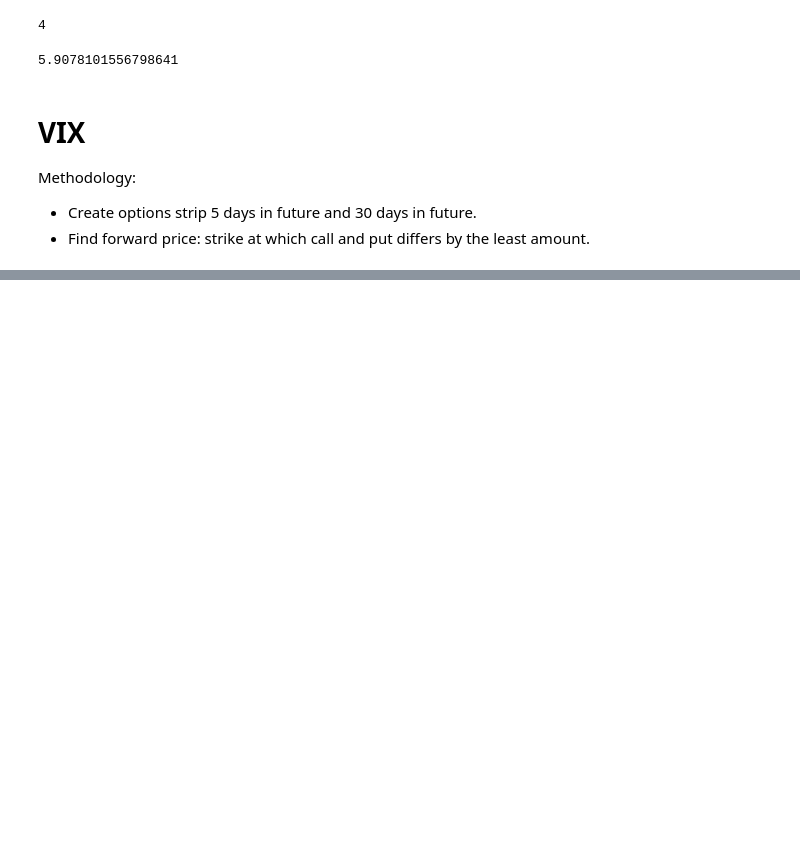
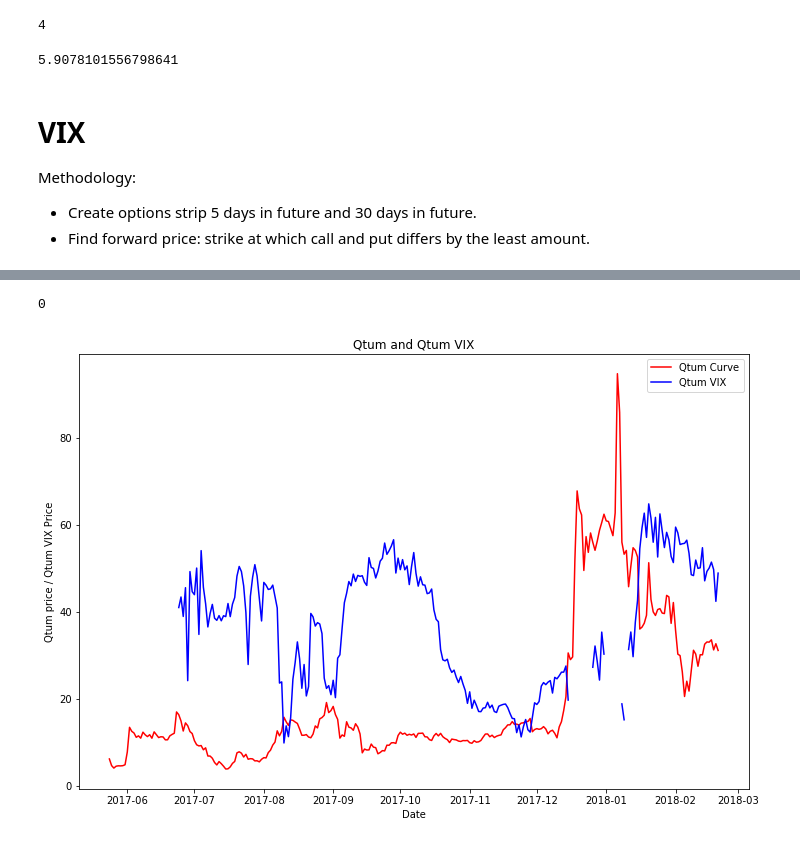
Before and after one commit to thewassermann/crypto109, a Jupyter notebook: Sandbox.ipynb, the cells around one changed output, grey strips where cells are left out. Cells and saved outputs as stored; diff of their text form; code cells hidden in the pictures; blank space fills up the shorter version.

```diff
--- a/Sandbox.ipynb
+++ b/Sandbox.ipynb
@@ -346,0 +392,4 @@ qtum_vix = coin_vix(coins['qtum'])
+# %%
+q_close = coins['qtum'].full_data.loc[:, ['Date', 'Close']]
+# %%
+b = q_close.join(qtum_vix[::-1].to_frame(), on='Date', how='left')
@@ -347,3 +417,17 @@ qtum_vix = coin_vix(coins['qtum'])
+# %%
+b.columns[2]
+# %% [output]
+0
+# %%
+f, ax = plt.subplots(1,1, figsize=(12, 8))
+ax.plot(b['Date'], b['Close'], color='red', label='Qtum Curve')
+ax.plot(b['Date'], b[0], color='blue', label='Qtum VIX')
+ax.set_title('Qtum and Qtum VIX')
+ax.set_ylabel('Qtum price / Qtum VIX Price')
+ax.set_xlabel('Date')
+ax.legend();
+# %% [output]
+[figure, added]
 # %%
 import crypto_backtester as cb
 coins = cb.load_coins('cryptocurrencypricehistory/')
```
Also changed, not shown: parts of 4 cells of this notebook, 1 other file.
